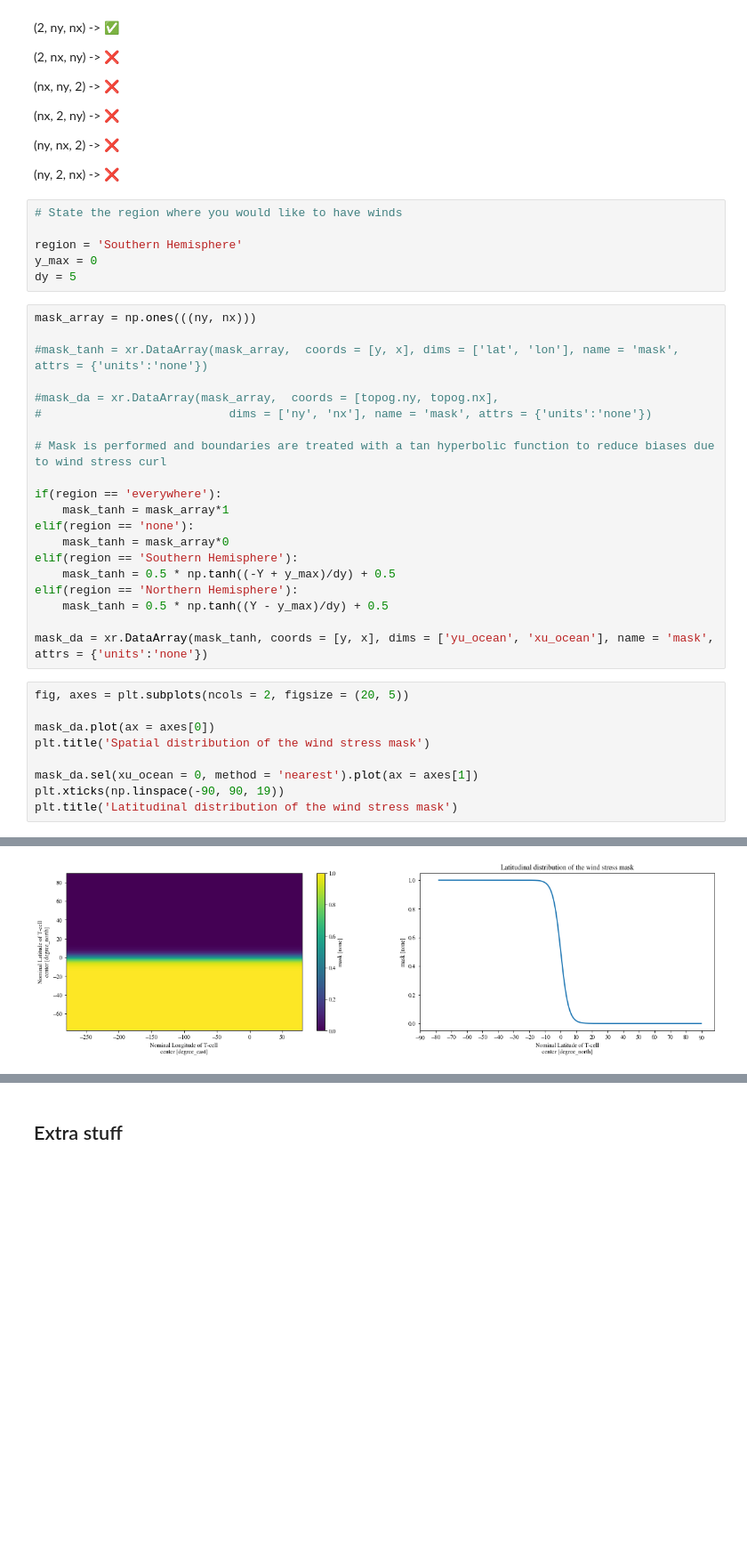
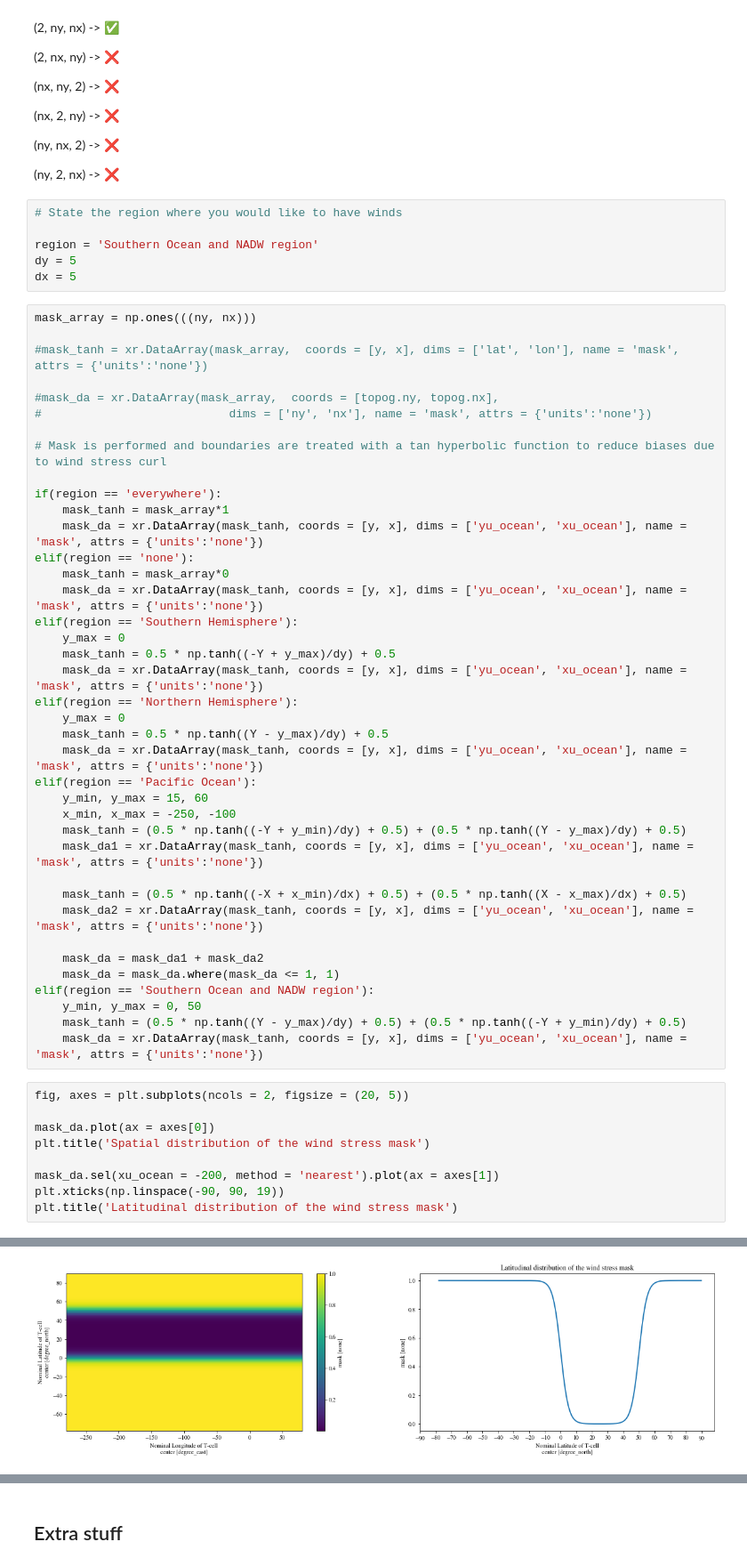
Before and after one commit to dhruvbhagtani/sfc-perturbation-expts, a Jupyter notebook: Parameterising_KPP_shear/Creating_wind_mask.ipynb, the cells around one changed output, grey strips where cells are left out. Shown at 89% size. Cells and saved outputs as stored; diff of their text form; blank space fills up the shorter version.

```diff
--- a/Parameterising_KPP_shear/Creating_wind_mask.ipynb
+++ b/Parameterising_KPP_shear/Creating_wind_mask.ipynb
@@ -80,9 +80,9 @@ X, Y = np.meshgrid(x, y)
 # %%
 # State the region where you would like to have winds
 
-region = 'Southern Hemisphere'
-y_max = 0
+region = 'Southern Ocean and NADW region'
 dy = 5
+dx = 5
 # %%
 mask_array = np.ones(((ny, nx)))
 
@@ -95,25 +95,44 @@ mask_array = np.ones(((ny, nx)))
 
 if(region == 'everywhere'):
     mask_tanh = mask_array*1
+    mask_da = xr.DataArray(mask_tanh, coords = [y, x], dims = ['yu_ocean', 'xu_ocean'], name = 'mask', attrs = {'units':'none'})
 elif(region == 'none'):
     mask_tanh = mask_array*0
+    mask_da = xr.DataArray(mask_tanh, coords = [y, x], dims = ['yu_ocean', 'xu_ocean'], name = 'mask', attrs = {'units':'none'})
 elif(region == 'Southern Hemisphere'):
+    y_max = 0
     mask_tanh = 0.5 * np.tanh((-Y + y_max)/dy) + 0.5
+    mask_da = xr.DataArray(mask_tanh, coords = [y, x], dims = ['yu_ocean', 'xu_ocean'], name = 'mask', attrs = {'units':'none'})
 elif(region == 'Northern Hemisphere'):
+    y_max = 0
     mask_tanh = 0.5 * np.tanh((Y - y_max)/dy) + 0.5
+    mask_da = xr.DataArray(mask_tanh, coords = [y, x], dims = ['yu_ocean', 'xu_ocean'], name = 'mask', attrs = {'units':'none'})
+elif(region == 'Pacific Ocean'):
+    y_min, y_max = 15, 60
+    x_min, x_max = -250, -100
+    mask_tanh = (0.5 * np.tanh((-Y + y_min)/dy) + 0.5) + (0.5 * np.tanh((Y - y_max)/dy) + 0.5)
+    mask_da1 = xr.DataArray(mask_tanh, coords = [y, x], dims = ['yu_ocean', 'xu_ocean'], name = 'mask', attrs = {'units':'none'})
 
-mask_da = xr.DataArray(mask_tanh, coords = [y, x], dims = ['yu_ocean', 'xu_ocean'], name = 'mask', attrs = {'units':'none'})
+    mask_tanh = (0.5 * np.tanh((-X + x_min)/dx) + 0.5) + (0.5 * np.tanh((X - x_max)/dx) + 0.5)
+    mask_da2 = xr.DataArray(mask_tanh, coords = [y, x], dims = ['yu_ocean', 'xu_ocean'], name = 'mask', attrs = {'units':'none'})
+
+    mask_da = mask_da1 + mask_da2
+    mask_da = mask_da.where(mask_da <= 1, 1)
+elif(region == 'Southern Ocean and NADW region'):
+    y_min, y_max = 0, 50
+    mask_tanh = (0.5 * np.tanh((Y - y_max)/dy) + 0.5) + (0.5 * np.tanh((-Y + y_min)/dy) + 0.5)
+    mask_da = xr.DataArray(mask_tanh, coords = [y, x], dims = ['yu_ocean', 'xu_ocean'], name = 'mask', attrs = {'units':'none'})
 # %%
 fig, axes = plt.subplots(ncols = 2, figsize = (20, 5))
 
 mask_da.plot(ax = axes[0])
 plt.title('Spatial distribution of the wind stress mask')
 
-mask_da.sel(xu_ocean = 0, method = 'nearest').plot(ax = axes[1])
+mask_da.sel(xu_ocean = -200, method = 'nearest').plot(ax = axes[1])
 plt.xticks(np.linspace(-90, 90, 19))
 plt.title('Latitudinal distribution of the wind stress mask')
 # %% [output]
 Text(0.5, 1.0, 'Latitudinal distribution of the wind stress mask')
-[figure, old version]
+[figure, new version]
 # %%
 mask_ds = mask_da.to_dataset()
```
Also changed, not shown: parts of 2 cells of this notebook, 3 other files.
